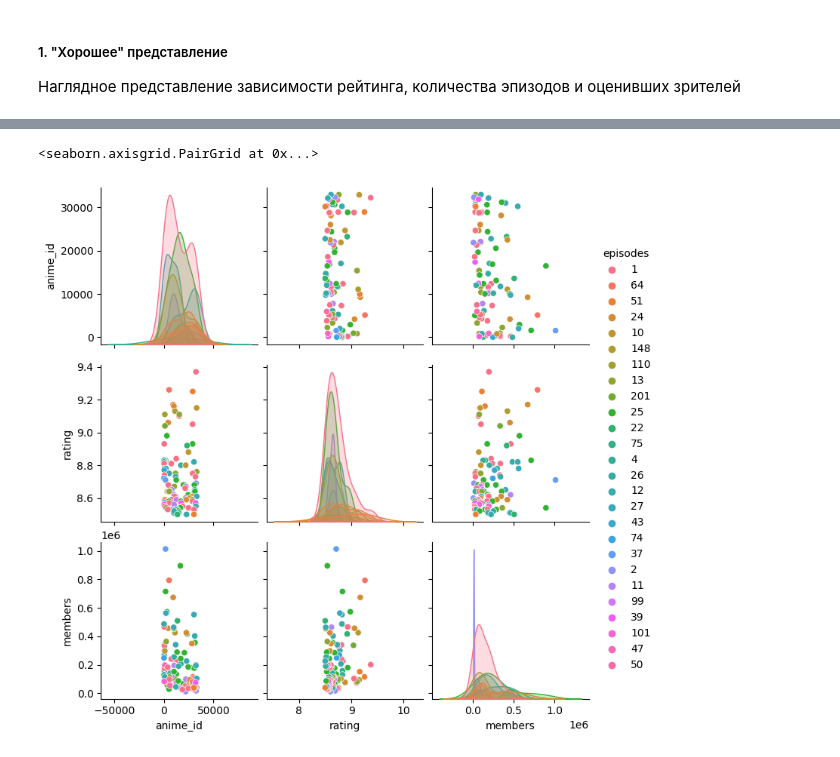
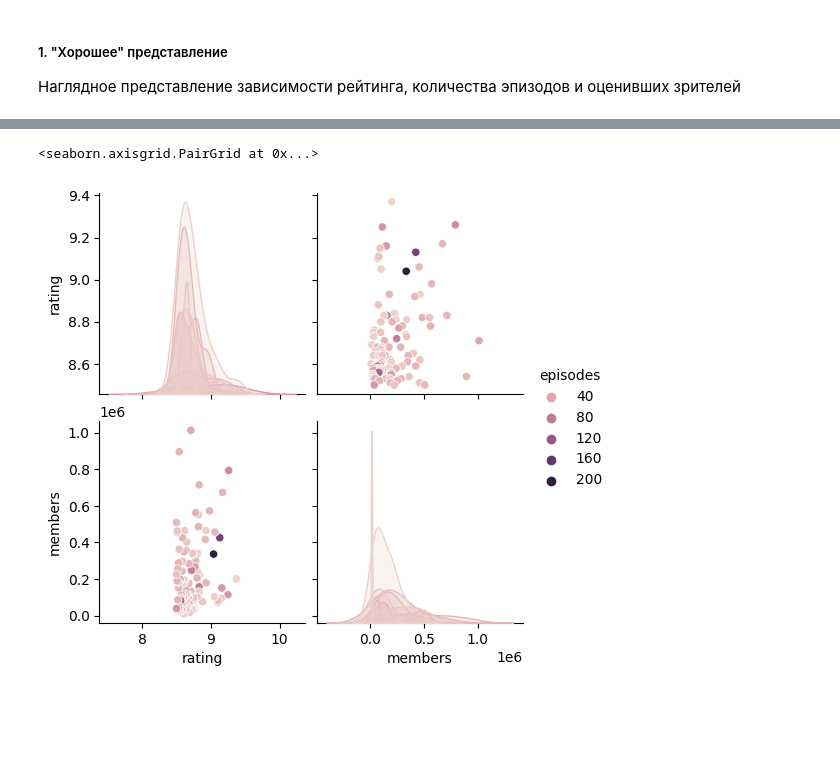
Before and after one commit to TeAnore/2022-DV, a Jupyter notebook: lab1/6231_DV_Lab1_Chaplygin.ipynb, the cells around one changed output, grey strips where cells are left out. Drawn from its saved outputs; the diff is of its cells as text; code cells hidden in the pictures; blank space fills up the shorter version.

```diff
--- a/lab1/6231_DV_Lab1_Chaplygin.ipynb
+++ b/lab1/6231_DV_Lab1_Chaplygin.ipynb
@@ -45,9 +44,14 @@ df
 | 12293 | 26081 | Yasuji no Pornorama: Yacchimae!! | Hentai | Movie | 1 | 5.46 | 142 |
 12294 rows × 7 columns
 # %%
-df_good_dv = df.copy()
-df_good_dv = df_good_dv.drop(columns = ['anime_id', 'genre', 'type'], axis = 1)
-df_good_dv.head(10)
+df_clear = df.copy()
+df_clear = df_clear.drop(columns = ['anime_id', 'genre', 'type'], axis = 1)
+df_clear = df_clear.copy()
+df_clear.dropna(axis=0)
+df_clear = df_clear.drop(df_clear[df_clear.episodes == 'Unknown'].index)
+df_clear
+df_clear["episodes"] = pd.to_numeric(df_clear["episodes"])
+df_clear.head(10)
 # %% [output]
 |  | name | episodes | rating | members |
 | 0 | Kimi no Na wa. | 1 | 9.37 | 200630 |
@@ -92,6 +71,6 @@ df_with_episodes
 # %%
-sns.pairplot(df_with_episodes.head(100), hue = 'episodes')
+sns.pairplot(df_clear.head(100), hue = 'episodes')
 # %% [output]
 <seaborn.axisgrid.PairGrid at 0x...>
-[figure, old version]
+[figure, new version]
 # %%
```
Also changed, not shown: parts of 14 cells of this notebook, 1 other file.
